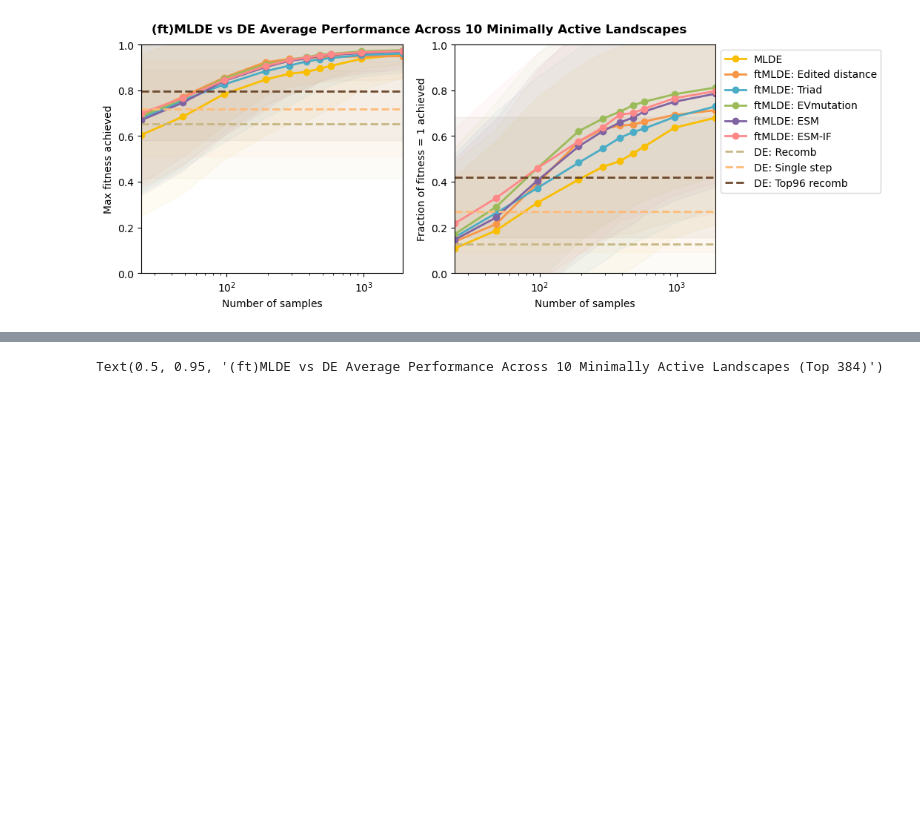
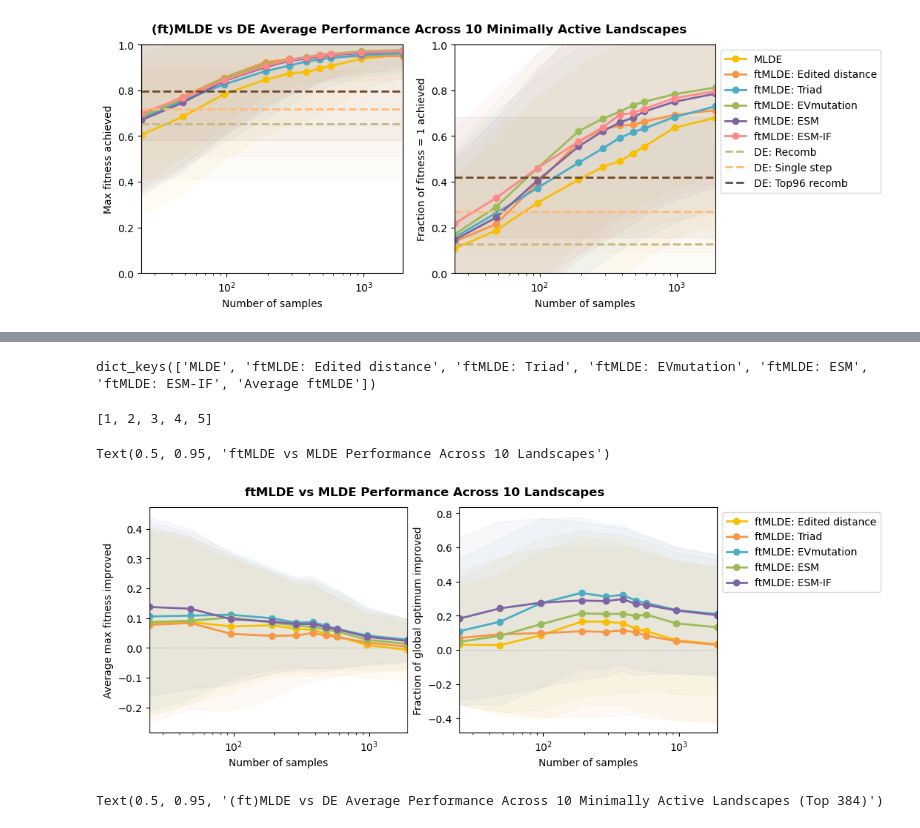
Before and after one commit to fhalab/SSMuLA, a Jupyter notebook: sandbox/avg_datasets.ipynb, the cells around one changed output, grey strips where cells are left out. Drawn from its saved outputs; the diff is of its cells as text; code cells hidden in the pictures; blank space fills up the shorter version.

```diff
--- a/sandbox/avg_datasets.ipynb
+++ b/sandbox/avg_datasets.ipynb
@@ -186,3 +292,79 @@ Text(0.5, 0.95, '(ft)MLDE vs DE Average Performance Across 10 Minimally Active L
+# %%
+avg_mlde_df_dict.keys()
+# %% [output]
+dict_keys(['MLDE', 'ftMLDE: Edited distance', 'ftMLDE: Triad', 'ftMLDE: EVmutation', 'ftMLDE: ESM', 'ftMLDE: ESM-IF', 'Average ftMLDE'])
+# %%
+[i for i in range(1,len(avg_mlde_df_dict)-1)]
+# %% [output]
+[1, 2, 3, 4, 5]
+# %%
+delta_mlde_df_dict = {
+    k: pd.DataFrame(
+        v - avg_mlde_df_dict["MLDE"],
+        columns=avg_mlde_df_dict["MLDE"].columns,
+        index=N_SAMPLE_LIST,
+    )
+    for i, (k, v) in enumerate(avg_mlde_df_dict.items())
+    if i in range(1, len(avg_mlde_df_dict) - 1)
+}
+# %%
+# for avg cross number of samples
+n_top = 96
+
+fig, axes = plt.subplots(1, 2, figsize=(10, 4))
+mlde_color_list = ["yellow", "orange", "blue", "green", "purple", "red"]
+
+for ax, mlde_metric, de_metric, y_label in zip(
+    axes,
+    ["top_maxes", "if_truemaxs"],
+    ["mean_all", "fraction_max"],
+    ["Average max fitness", "Fraction of global optimum"],
+):
+
+    for i, (mlde_opts, mlde_df) in enumerate(delta_mlde_df_dict.items()):
+
+        ax.plot(
+            mlde_df.index,
+            mlde_df[f"{mlde_metric}_mean"],
+            label=mlde_opts,
+            marker="o",
+            linestyle="solid",
+            linewidth=2,
+            color=PRESENTATION_PALETTE_SATURATE[mlde_color_list[i]],
+        )
+        std_prop = ((mlde_df[f"{mlde_metric}_std"])**2 + (avg_mlde_df_dict[mlde_opts][f"{mlde_metric}_std"])**2)**0.5
+        ax.fill_between(
+            mlde_df.index,
+            mlde_df[f"{mlde_metric}_mean"] - std_prop,
+            mlde_df[f"{mlde_metric}_mean"] + std_prop,
+            color=PRESENTATION_PALETTE_SATURATE[mlde_color_list[i]],
+            alpha=0.05,
+        )
+
+    ax.axhline(
+        0,
+        linestyle="dotted",
+        color="gray",
+        linewidth=0.5
+    )
+
+
+    ax.set_xlim(N_SAMPLE_LIST[0], N_SAMPLE_LIST[-1])
+    # ax.set_ylim(0, 1.0)
+
+    ax.set_xscale("log")
+    ax.set_xlabel("Number of samples")
+    ax.set_ylabel(f"{y_label} improved")
+
+    if ax == axes[1]:
+        ax.legend(loc="upper left", bbox_to_anchor=(1, 1))
+
+fig.suptitle(
+    "ftMLDE vs MLDE Performance Across 10 Landscapes", fontsize=12, fontweight="bold", y=0.95
+)
+# %% [output]
+Text(0.5, 0.95, 'ftMLDE vs MLDE Performance Across 10 Landscapes')
+[figure, added]
 # %%
 n_top = 384
 avg_mlde_df_dict = {}
```
Also changed, not shown: parts of 5 cells of this notebook, 8 other files.
